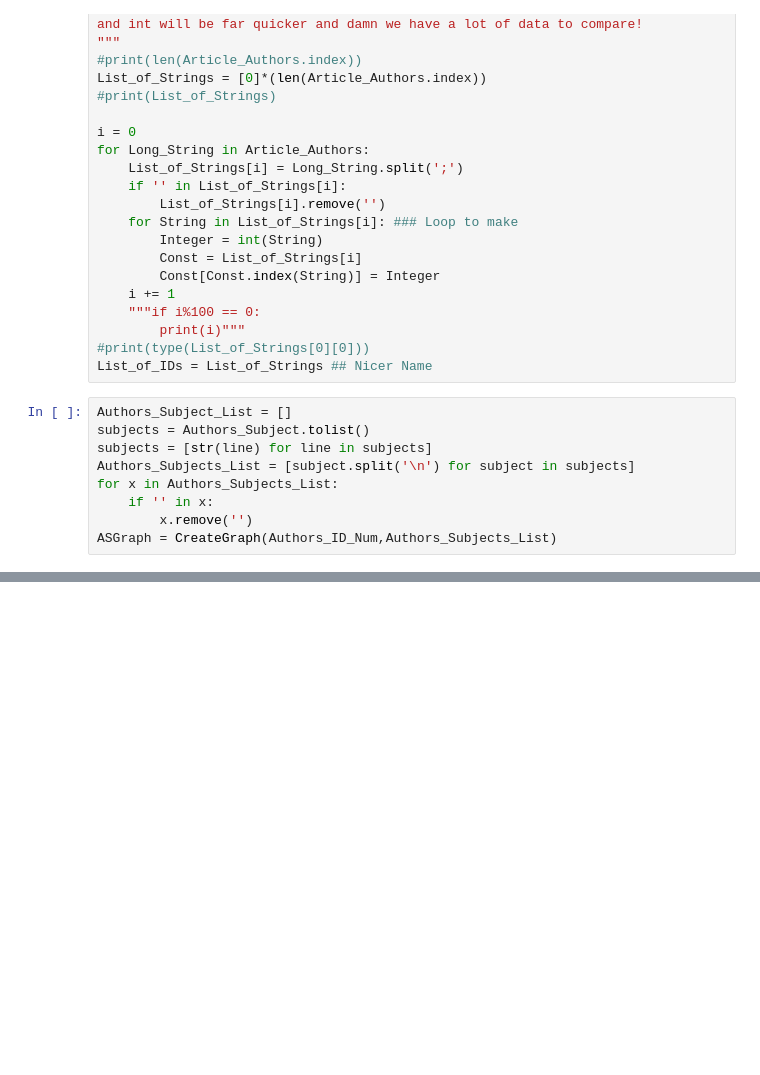
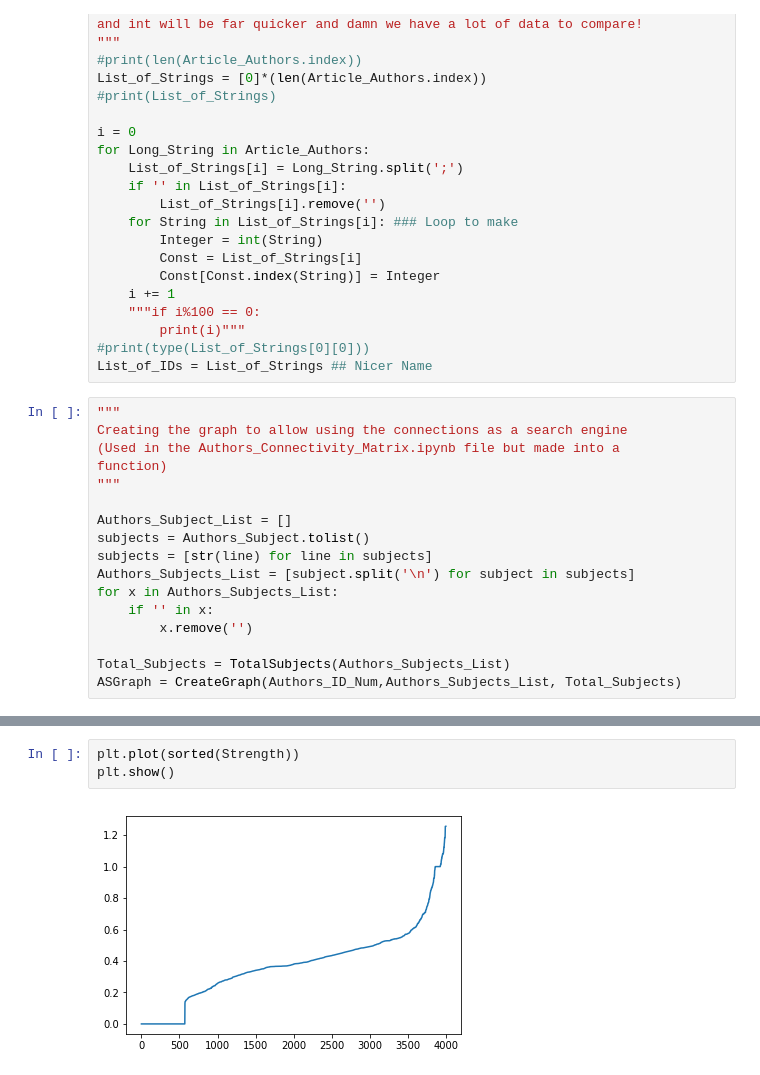
Before and after one commit to miketalbotbox/MDM_Interdisciplinarity, a Jupyter notebook: Find Authors from Articles.ipynb, the cells around one changed output, grey strips where cells are left out. Cells and saved outputs as stored; diff of their text form; blank space fills up the shorter version.

```diff
--- a/Find Authors from Articles.ipynb
+++ b/Find Authors from Articles.ipynb
@@ -75,6 +69,12 @@ for Long_String in Article_Authors:
 #print(type(List_of_Strings[0][0]))
 List_of_IDs = List_of_Strings ## Nicer Name
 # %%
+"""
+Creating the graph to allow using the connections as a search engine
+(Used in the Authors_Connectivity_Matrix.ipynb file but made into a
+function)
+"""
+
 Authors_Subject_List = []
 subjects = Authors_Subject.tolist()
 subjects = [str(line) for line in subjects]
@@ -82,4 +82,6 @@ Authors_Subjects_List = [subject.split('\n') for subject in subjects]
 for x in Authors_Subjects_List:
     if '' in x:
         x.remove('')
-ASGraph = CreateGraph(Authors_ID_Num,Authors_Subjects_List)
+
+Total_Subjects = TotalSubjects(Authors_Subjects_List)
+ASGraph = CreateGraph(Authors_ID_Num,Authors_Subjects_List, Total_Subjects)
@@ -134,0 +184,5 @@ for Authors_per_Article in List_of_IDs:
+# %%
+plt.plot(sorted(Strength))
+plt.show()
+# %% [output]
+[figure, added]
```
Also changed, not shown: parts of 8 cells of this notebook, 2 other files.
